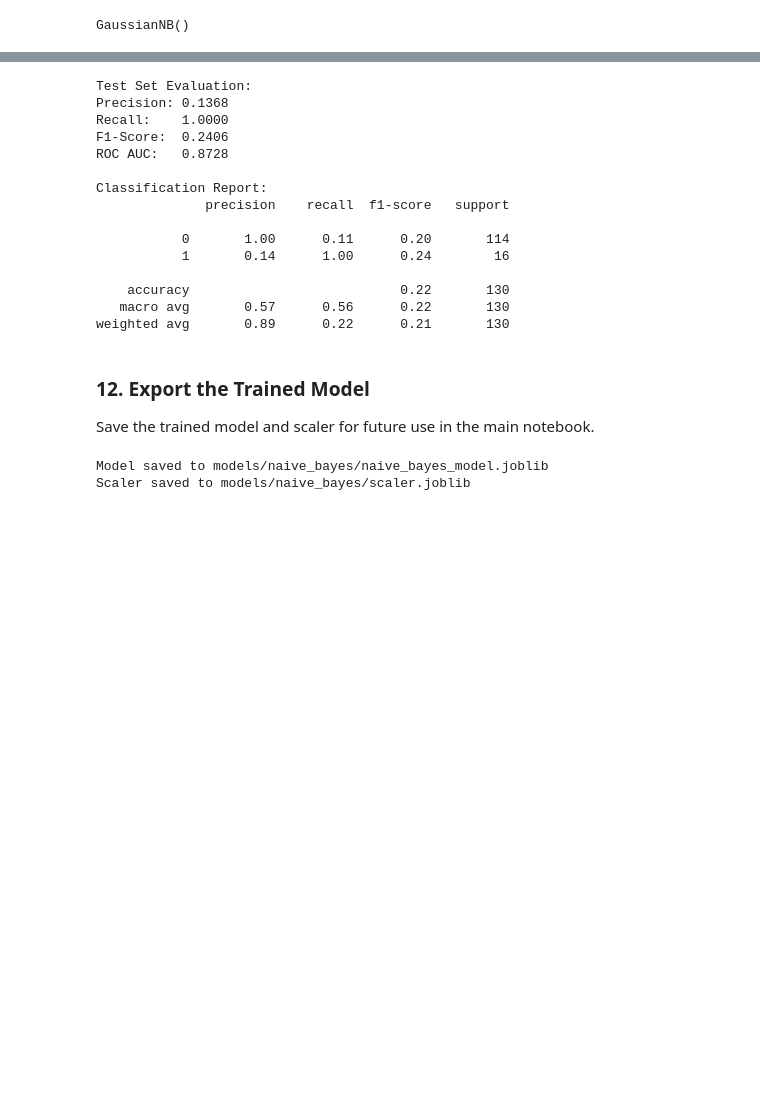
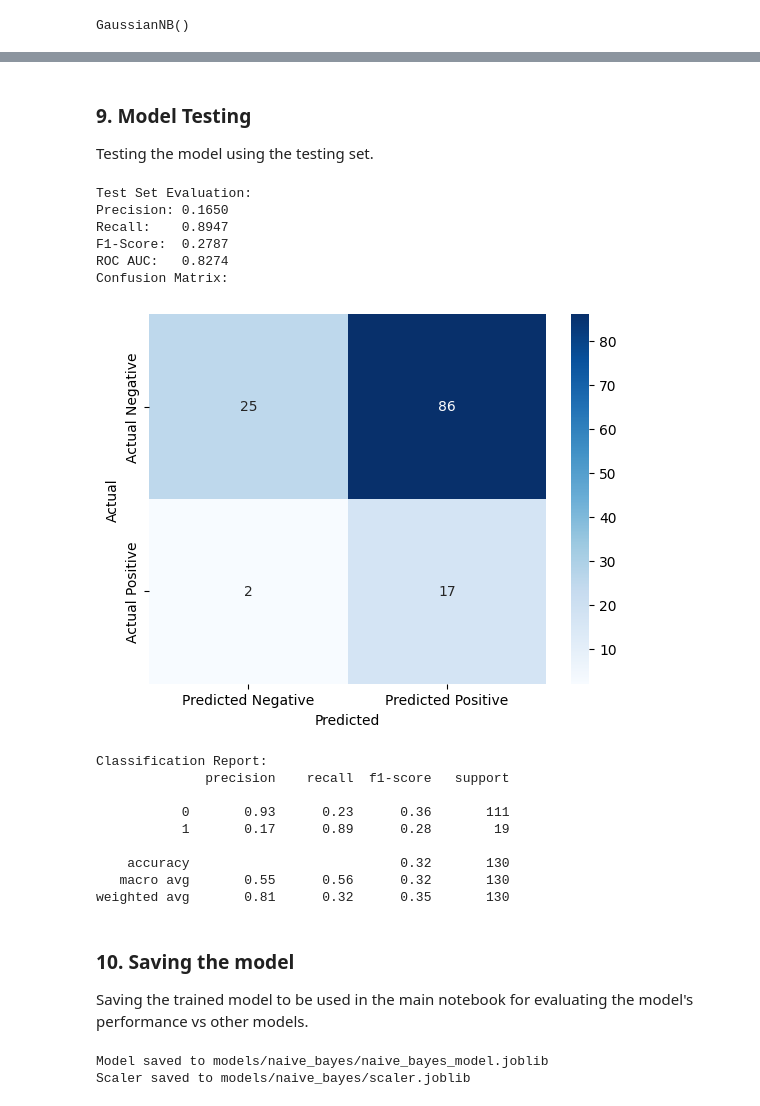
Before and after one commit to dizzydroid/ASU_SeniorProject_ML, a Jupyter notebook: notebooks/naive_bayes_nb.ipynb, the cells around one changed output, grey strips where cells are left out. Drawn from its saved outputs; the diff is of its cells as text; code cells hidden in the pictures; blank space fills up the shorter version.

```diff
--- a/notebooks/naive_bayes_nb.ipynb
+++ b/notebooks/naive_bayes_nb.ipynb
@@ -214,42 +184,53 @@ After validating the model, evaluate its performance on the test set.
+# %% [markdown]
+### **9. Model Testing**
+Testing the model using the testing set.
 # %%
 # Predict on the test set
 y_test_pred = gnb.predict(X_test)
 y_test_proba = gnb.predict_proba(X_test)[:,1]
 
 # Calculate evaluation metrics
 precision_test = precision_score(y_test, y_test_pred)
 recall_test = recall_score(y_test, y_test_pred)
 f1_test = f1_score(y_test, y_test_pred)
 roc_auc_test = roc_auc_score(y_test, y_test_proba)
 
 print("Test Set Evaluation:")
 print(f"Precision: {precision_test:.4f}")
 print(f"Recall:    {recall_test:.4f}")
 print(f"F1-Score:  {f1_test:.4f}")
 print(f"ROC AUC:   {roc_auc_test:.4f}")
 
-# Detailed classification report
+# Print the confusion matrix and classification report
+print("Confusion Matrix:")
+conf_matrix = confusion_matrix(y_test, y_test_pred)
+sns.heatmap(conf_matrix, annot=True, fmt='d', cmap='Blues', xticklabels=['Predicted Negative', 'Predicted Positive'], yticklabels=['Actual Negative', 'Actual Positive'])
+plt.xlabel('Predicted')
+plt.ylabel('Actual')
+plt.show()
+
 print("\nClassification Report:")
 print(classification_report(y_test, y_test_pred))
 # %% [output]
 Test Set Evaluation:
-Precision: 0.1368
-Recall:    1.0000
-F1-Score:  0.2406
-ROC AUC:   0.8728
-
-Classification Report:
-              precision    recall  f1-score   support
-
-           0       1.00      0.11      0.20       114
-           1       0.14      1.00      0.24        16
-
-    accuracy                           0.22       130
-   macro avg       0.57      0.56      0.22       130
-weighted avg       0.89      0.22      0.21       130
+Precision: 0.1650
+Recall:    0.8947
+F1-Score:  0.2787
+ROC AUC:   0.8274
+Confusion Matrix:
+[figure, added]
+Classification Report:
+              precision    recall  f1-score   support
+
+           0       0.93      0.23      0.36       111
+           1       0.17      0.89      0.28        19
+
+    accuracy                           0.32       130
+   macro avg       0.55      0.56      0.32       130
+weighted avg       0.81      0.32      0.35       130
-# %% [markdown]
-### **12. Export the Trained Model**
-Save the trained model and scaler for future use in the main notebook.
+# %% [markdown]
+### **10. Saving the model**
+Saving the trained model to be used in the main notebook for evaluating the model's performance vs other models.
 # %%
 # Define the directory to save the model
 model_dir = 'models/naive_bayes/'
```
Also changed, not shown: parts of 25 cells of this notebook, 2 other files.
